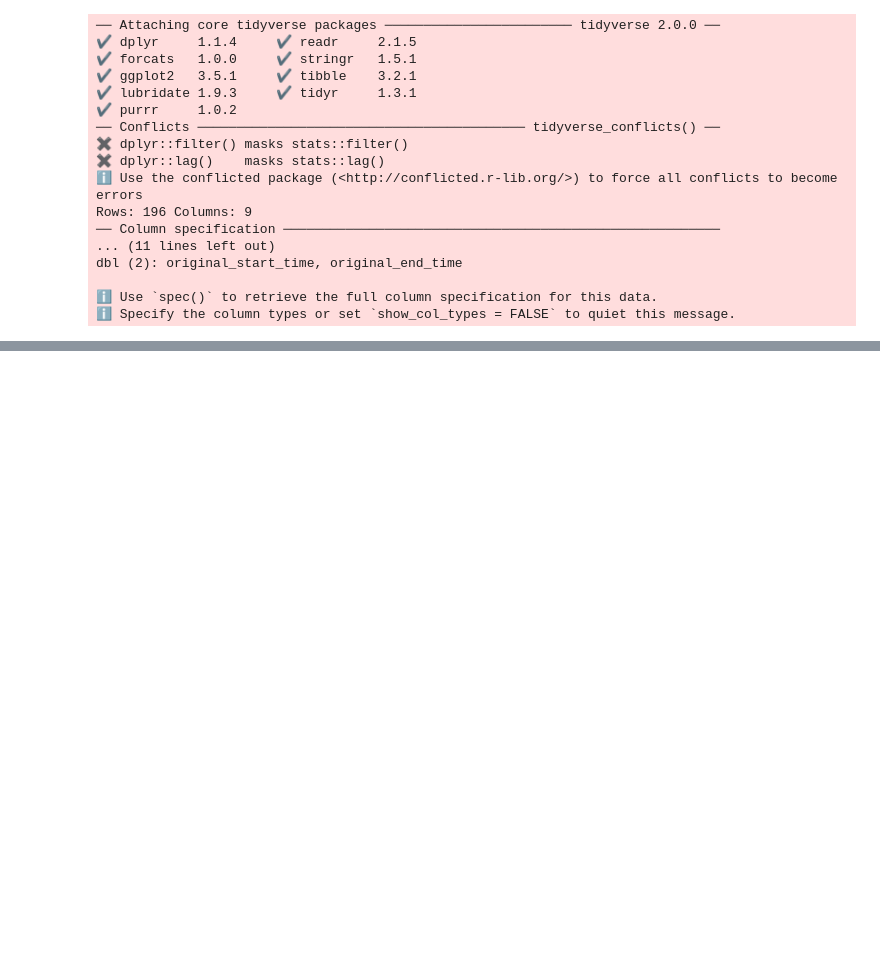
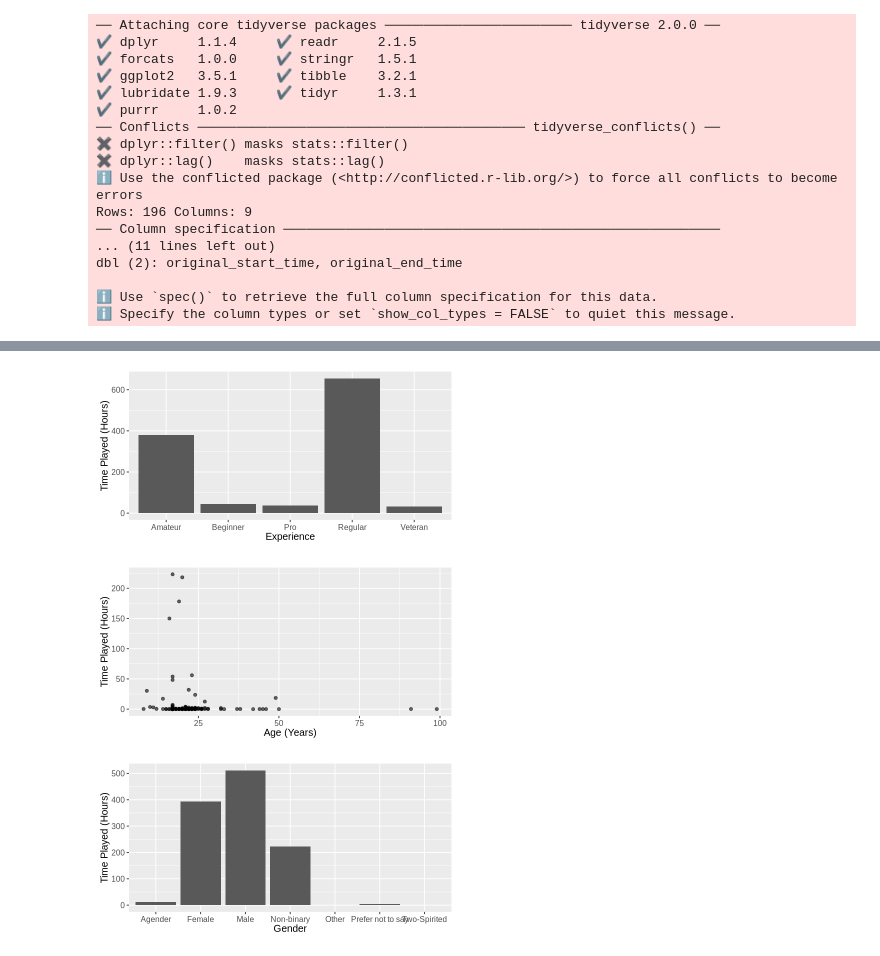
Before and after one commit to aishu-09/ds-project, a Jupyter notebook: final-report.ipynb, the cells around one changed output, grey strips where cells are left out. Drawn from its saved outputs; the diff is of its cells as text; code cells hidden in the pictures; blank space fills up the shorter version.

Commit message:
added exploratory graphs

```diff
--- a/final-report.ipynb
+++ b/final-report.ipynb
@@ -25,0 +39,30 @@ dbl (2): original_start_time, original_end_time
+# %%
+players_ex <- players_data |>
+  ggplot(aes(x = experience, y = played_hours)) +
+      geom_bar(stat = "identity") +
+      labs(x = "Experience",
+           y = "Time Played (Hours)") +
+      theme(text = element_text(size = 12))
+
+players_age <- players_data |>
+  ggplot(aes(x = age, y = played_hours)) +
+      geom_point(alpha = 0.6) +
+      labs(x = "Age (Years)",
+           y = "Time Played (Hours)") +
+      theme(text = element_text(size = 12))
+
+players_gend <- players_data |>
+  ggplot(aes(x = gender, y = played_hours)) +
+      geom_bar(stat = "identity") +
+      labs(x = "Gender",
+           y = "Time Played (Hours)") +
+      theme(text = element_text(size = 12))
+
+options(repr.plot.width = 6, repr.plot.height = 3)
+players_ex
+players_age
+players_gend
+# %% [output]
+[figure, added]
+[figure, added]
+[figure, added]
```
Also changed, not shown: parts of 1 cell of this notebook.
